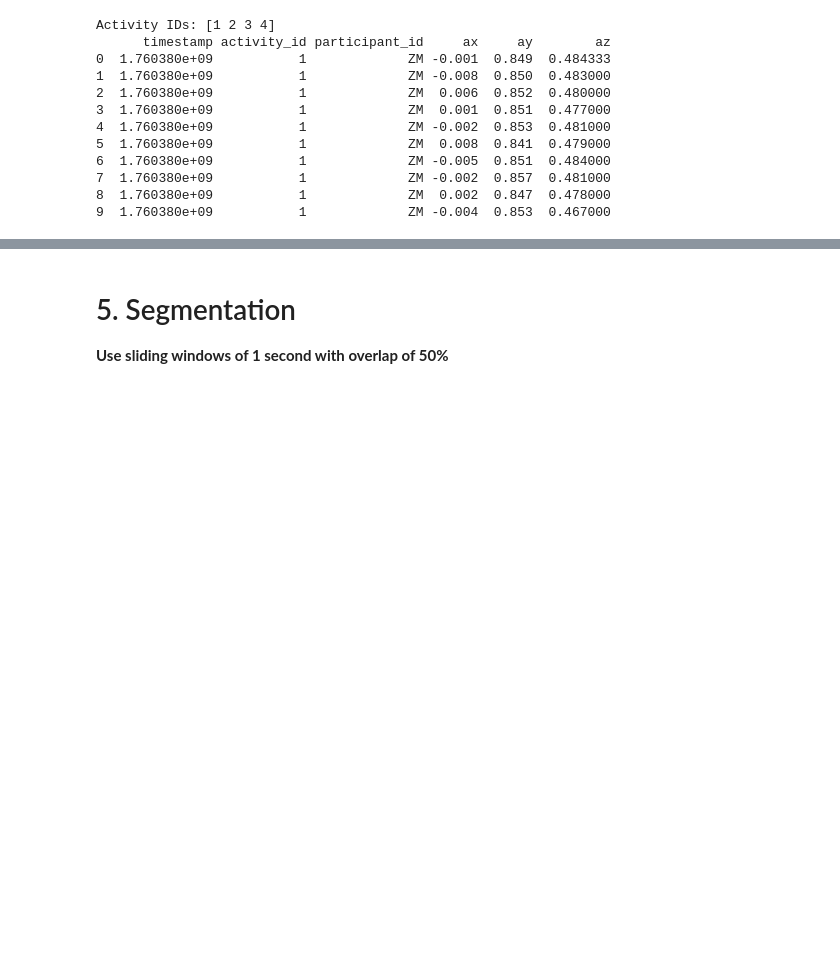
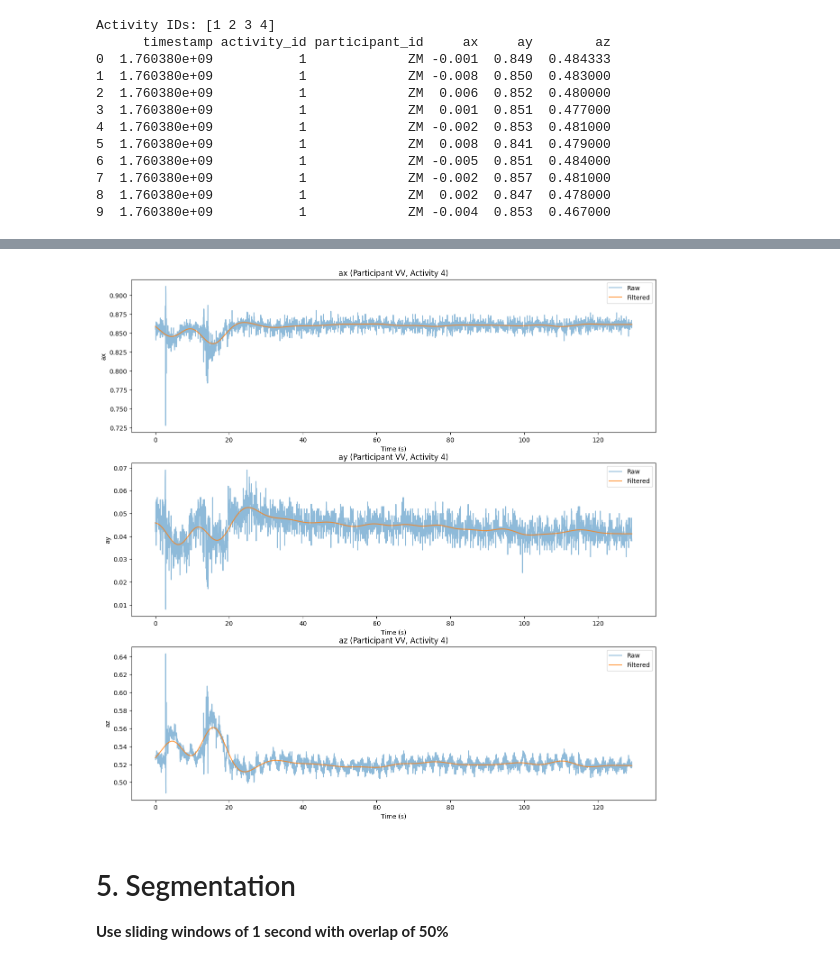
Before and after one commit to COEN498-691-PROJECT/ML_project, a Jupyter notebook: processing/notebooks/pre_processing.ipynb, the cells around one changed output, grey strips where cells are left out. Cells and saved outputs as stored; diff of their text form; code cells hidden in the pictures; blank space fills up the shorter version.

```diff
--- a/processing/notebooks/pre_processing.ipynb
+++ b/processing/notebooks/pre_processing.ipynb
@@ -142,0 +152,28 @@ for i, sensor_id in enumerate(sensor_ids):
+# %%
+# Apply a low-pass filter to get gravity component
+def butterworth_lowpass_filter(dataframe, cutoff, sampling_frequency, order=4):
+    """
+    Apply a Butterworth low-pass filter to the specified sensor columns (ax, ay, az) in the dataframe.
+    """
+    filtered_data = dataframe.copy()
+    nyquist = 0.5 * sampling_frequency
+    normal_cutoff = cutoff / nyquist
+    b, a = signal.butter(order, normal_cutoff, btype='low')
+    for sensor_id in sensor_ids:
+        if sensor_id in filtered_data.columns:
+            filtered_data[sensor_id] = signal.filtfilt(b, a, filtered_data[sensor_id])
+    return filtered_data
+# %%
+# Apply the low-pass filter to each participant-activity pair
+lp_filtered_dfs = []
+
+for participant_id in participant_ids:
+    participant_data = df_trimmed[df_trimmed['participant_id'] == participant_id]
+    for activity_id in activity_ids:
+        activity_data = participant_data[participant_data['activity_id'] == activity_id].copy()
+        if not activity_data.empty:
+            filtered_activity_data = butterworth_lowpass_filter(activity_data, lowcut, sampling_frequency)
+            lp_filtered_dfs.append(filtered_activity_data)
+lp_filtered_df = pd.concat(lp_filtered_dfs, ignore_index=True)
+
+print(lp_filtered_df.head(10))
@@ -143,3 +192,21 @@ for i, sensor_id in enumerate(sensor_ids):
+# %%
+# Visualization of raw vs low-pass filtered data for a sample participant one activity
+participant_to_plot = participant_ids[1] # 0: LL, 1: VV, 2: YL, 3: YT, 4: ZM
+activity_to_plot = activity_ids[3] # 0: sitting, 1: walking, 2: running, 3: lying
+original_data = df_trimmed[(df_trimmed['participant_id'] == participant_to_plot) & (df_trimmed['activity_id'] == activity_to_plot)]
+filtered_data = lp_filtered_df[(lp_filtered_df['participant_id'] == participant_to_plot) & (lp_filtered_df['activity_id'] == activity_to_plot)]
+time = original_data['timestamp'] - original_data['timestamp'].iloc[0]
+plt.figure(figsize=(15, 15))
+for i, sensor_id in enumerate(sensor_ids):
+    plt.subplot(len(sensor_ids), 1, i + 1)
+    plt.plot(time, original_data[sensor_id], label='Raw', alpha=0.5)
+    plt.plot(time, filtered_data[sensor_id], label='Filtered', alpha=0.8)
+    plt.title(f'{sensor_id} (Participant {participant_to_plot}, Activity {activity_to_plot})')
+    plt.xlabel('Time (s)')
+    plt.ylabel(sensor_id)
+    plt.legend()
+# %% [output]
+[figure, added]
 # %% [markdown]
 # 5. Segmentation
 **Use sliding windows of 1 second with overlap of 50%**
```
Also changed, not shown: parts of 18 cells of this notebook, 2 other files.
